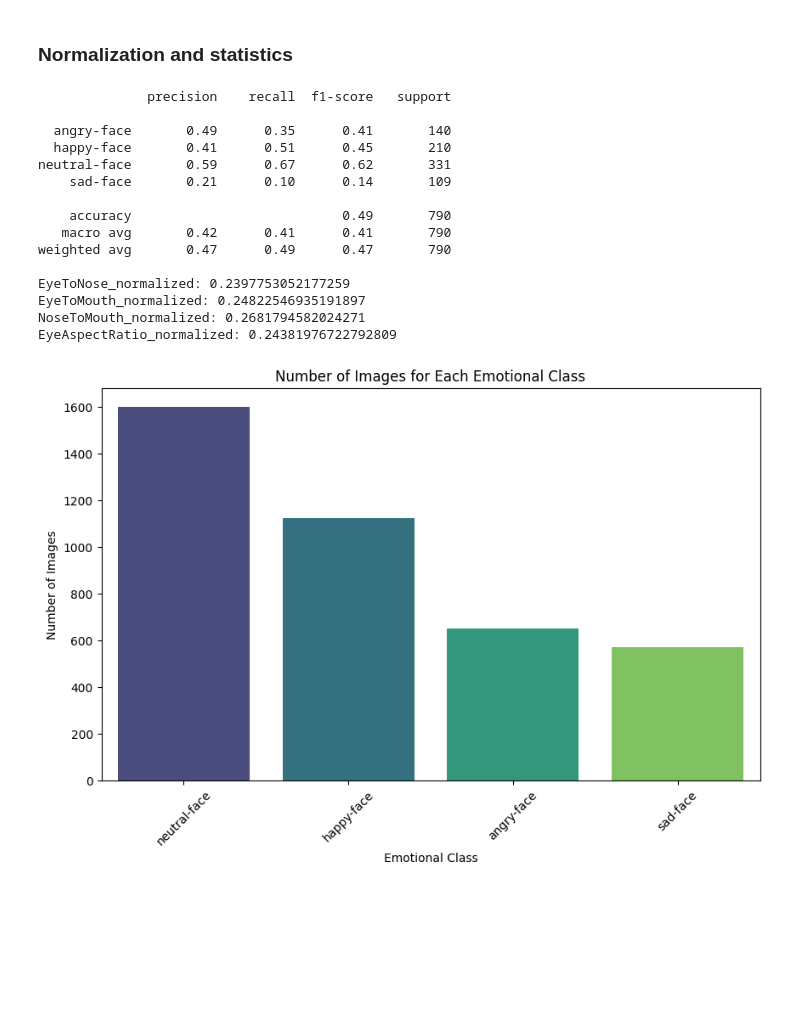
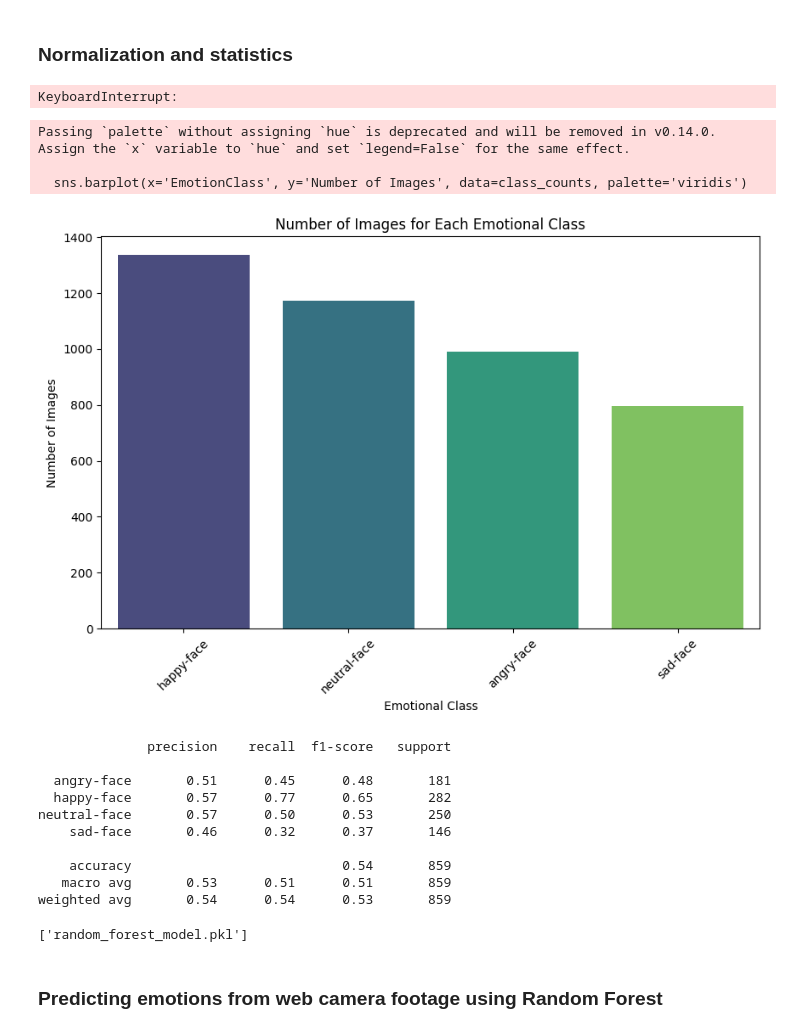
Before and after one commit to n1cffz/Final-thesis-folder-24, a Jupyter notebook: AI-for-Media-project-23-24/5-Random Forest.ipynb, the cells around one changed output. Saved outputs shown, nothing was run; the diff lists cells and outputs as text; code cells hidden in the pictures; blank space fills up the shorter version.

```diff
--- a/AI-for-Media-project-23-24/5-Random Forest.ipynb
+++ b/AI-for-Media-project-23-24/5-Random Forest.ipynb
@@ -209,7 +209,7 @@ from sklearn.metrics import classification_report
 from ast import literal_eval
 
 # Load your CSV file
-df = pd.read_csv('cleaned_facial_landmarks_data.csv')
+df = pd.read_csv('/Users/nixi/Desktop/Final-thesis-folder-24/AI-for-Media-project-23-24/facial_landmarks_dataversion2.csv')
 
 # Convert string representations of lists into actual lists
 for col in ['EyesX', 'EyesY', 'NoseX', 'NoseY', 'MouthX', 'MouthY']:
@@ -261,39 +261,81 @@ print(classification_report(y_test, y_pred))
 for feature, importance in zip(features, rf_model.feature_importances_):
     print(f"{feature}: {importance}")
 # %% [output]
-              precision    recall  f1-score   support
-
-  angry-face       0.49      0.35      0.41       140
-  happy-face       0.41      0.51      0.45       210
-neutral-face       0.59      0.67      0.62       331
-    sad-face       0.21      0.10      0.14       109
-
-    accuracy                           0.49       790
-   macro avg       0.42      0.41      0.41       790
-weighted avg       0.47      0.49      0.47       790
-
-EyeToNose_normalized: 0.2397753052177259
-EyeToMouth_normalized: 0.24822546935191897
-NoseToMouth_normalized: 0.2681794582024271
-EyeAspectRatio_normalized: 0.24381976722792809
+KeyboardInterrupt:
 # %%
 import pandas as pd
 import seaborn as sns
 import matplotlib.pyplot as plt
 
-df = pd.read_csv('cleaned_facial_landmarks_data.csv')
+df = pd.read_csv('facial_landmarks_dataversion2.csv')
 
 # Count the number of images for each emotional class
 class_counts = df['EmotionClass'].value_counts().reset_index()
 class_counts.columns = ['EmotionClass', 'Number of Images']
 
 # Plotting
 plt.figure(figsize=(10, 6))
 sns.barplot(x='EmotionClass', y='Number of Images', data=class_counts, palette='viridis')
 plt.title('Number of Images for Each Emotional Class')
 plt.xlabel('Emotional Class')
 plt.ylabel('Number of Images')
 plt.xticks(rotation=45)
 plt.show()
 # %% [output]
+Passing `palette` without assigning `hue` is deprecated and will be removed in v0.14.0. Assign the `x` variable to `hue` and set `legend=False` for the same effect.
+
+  sns.barplot(x='EmotionClass', y='Number of Images', data=class_counts, palette='viridis')
-[figure, old version]
+[figure, new version]
+# %%
+from sklearn.model_selection import train_test_split
+from sklearn.preprocessing import StandardScaler
+from sklearn.ensemble import RandomForestClassifier
+from sklearn.metrics import classification_report
+import joblib
+
+# Exclude 'Image' and 'EmotionClass' columns before scaling
+numeric_columns = df.select_dtypes(include=[np.number]).columns
+columns_to_exclude = ['EmotionClass', 'Image']
+columns_to_drop = [col for col in columns_to_exclude if col in numeric_columns]
+X = df[numeric_columns].drop(columns=columns_to_drop)
+
+y = df['EmotionClass']
+
+# Split the data into training and testing sets
+X_train, X_test, y_train, y_test = train_test_split(X, y, test_size=0.2, random_state=42)
+
+# Scale the features
+scaler = StandardScaler()
+X_train_scaled = scaler.fit_transform(X_train)
+X_test_scaled = scaler.transform(X_test)
+
+# Save the scaler to a file
+joblib.dump(scaler, 'scaler.pkl')
+
+# Create a Random Forest classifier
+rf_classifier = RandomForestClassifier()
+
+# Train the classifier
+rf_classifier.fit(X_train_scaled, y_train)
+
+# Predict on the test set
+predictions = rf_classifier.predict(X_test_scaled)
+
+# Evaluate the model
+print(classification_report(y_test, predictions))
+
+joblib.dump(rf_classifier, 'random_forest_model.pkl')  # Save model
+# %% [output]
+              precision    recall  f1-score   support
+
+  angry-face       0.51      0.45      0.48       181
+  happy-face       0.57      0.77      0.65       282
+neutral-face       0.57      0.50      0.53       250
+    sad-face       0.46      0.32      0.37       146
+
+    accuracy                           0.54       859
+   macro avg       0.53      0.51      0.51       859
+weighted avg       0.54      0.54      0.53       859
+['random_forest_model.pkl']
+# %% [markdown]
+### Predicting emotions from web camera footage using Random Forest
```
Also changed, not shown: parts of 14 cells of this notebook, 8 other files.
